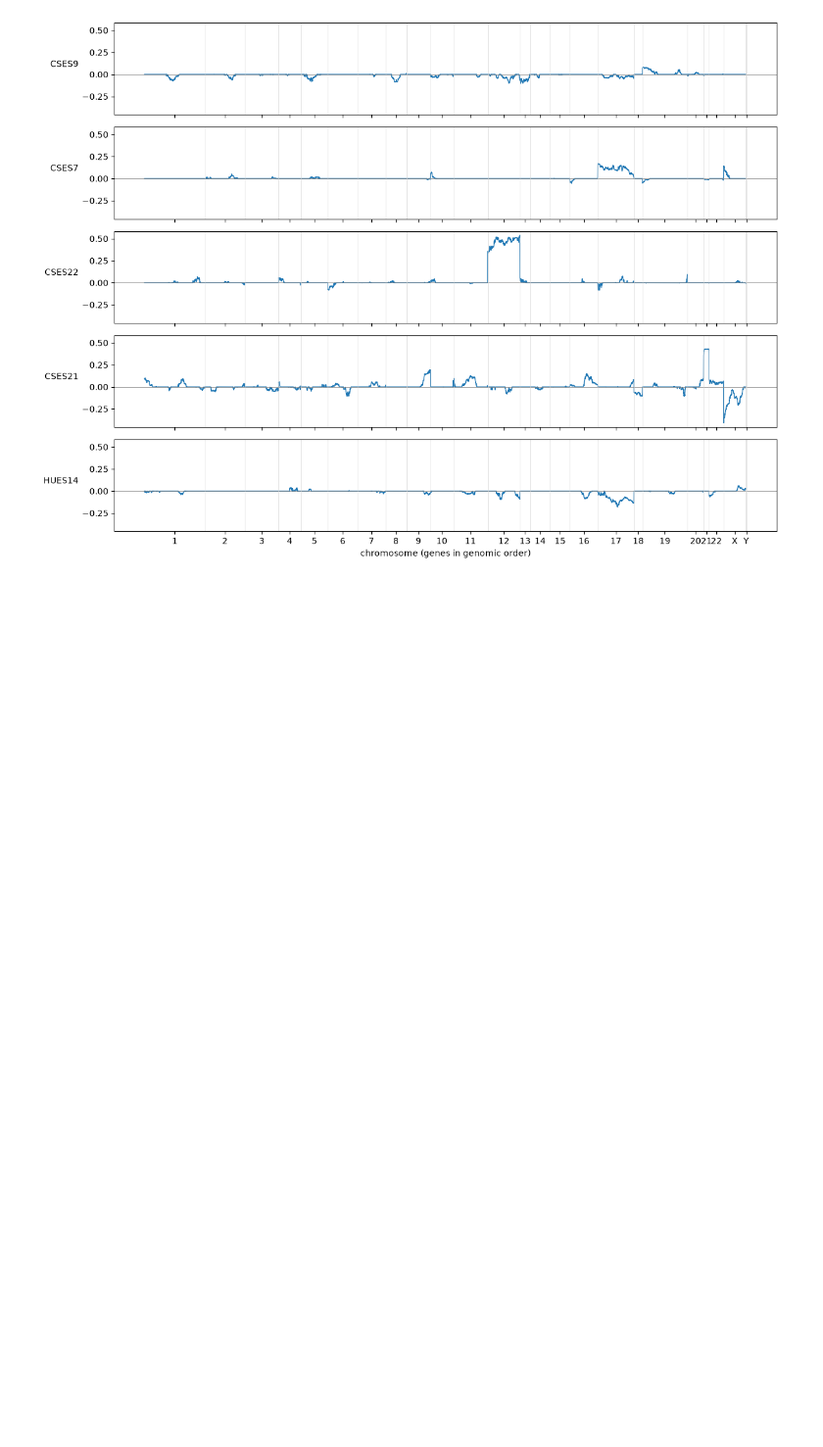
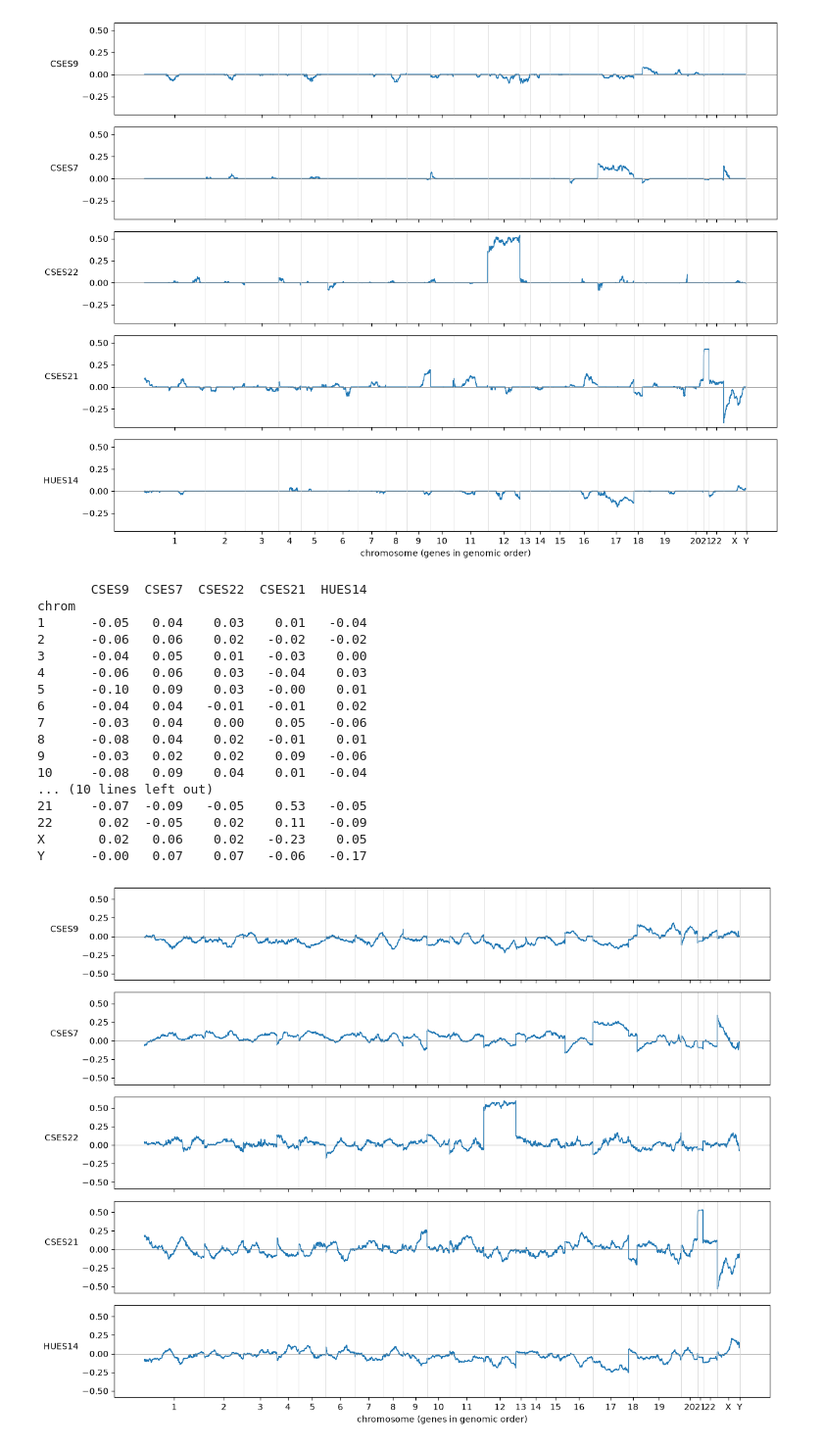
Before and after one commit to jbaileyi/hpsc-integrity, a Jupyter notebook: notebooks/03_first_profile.ipynb, the cells around one changed output. Shown at 98% size. Cells and saved outputs as stored; diff of their text form; code cells hidden in the pictures; blank space fills up the shorter version.

Commit message:
First profile: both trisomies detected; note baseline dead-zone

```diff
--- a/notebooks/03_first_profile.ipynb
+++ b/notebooks/03_first_profile.ipynb
@@ -82,3 +82,52 @@ chrom
 X       0.00   0.00    0.00   -0.12    0.00
 Y       0.00   0.01    0.01    0.00   -0.07
 [figure]
+# %%
+# leave-one-out baseline: each line vs the median of the OTHER four
+lc = logcpm.loc[genes.index]
+ratio2 = pd.DataFrame(index=lc.index)
+for s in lc.columns:
+    ratio2[s] = lc[s] - lc.drop(columns=s).median(axis=1)
+
+chrom_median2 = ratio2.groupby(genes["chrom"]).median()
+chrom_median2 = chrom_median2.loc[sorted(chrom_median2.index, key=lambda c: order[c])]
+print(chrom_median2.round(2))
+
+smooth2 = pd.DataFrame(index=ratio2.index)
+for s in ratio2.columns:
+    smooth2[s] = ratio2[s].groupby(genes["chrom"]).transform(
+        lambda x: x.rolling(WINDOW, center=True, min_periods=WINDOW // 2).median())
+
+fig, axes = plt.subplots(len(smooth2.columns), 1, figsize=(12, 9), sharex=True, sharey=True)
+x = np.arange(len(smooth2))
+for ax, s in zip(axes, smooth2.columns):
+    ax.plot(x, smooth2[s].values, lw=1)
+    ax.axhline(0, color="grey", lw=0.5)
+    for b in bounds:
+        ax.axvline(b, color="lightgrey", lw=0.5)
+    ax.set_ylabel(s, rotation=0, ha="right")
+axes[-1].set_xticks(mid)
+axes[-1].set_xticklabels(names.values)
+axes[-1].set_xlabel("chromosome (genes in genomic order)")
+plt.tight_layout()
+plt.savefig("../figures/leave_one_out_profile.png", dpi=150)
+plt.show()
+# %% [output]
+       CSES9  CSES7  CSES22  CSES21  HUES14
+chrom
+1      -0.05   0.04    0.03    0.01   -0.04
+2      -0.06   0.06    0.02   -0.02   -0.02
+3      -0.04   0.05    0.01   -0.03    0.00
+4      -0.06   0.06    0.03   -0.04    0.03
+5      -0.10   0.09    0.03   -0.00    0.01
+6      -0.04   0.04   -0.01   -0.01    0.02
+7      -0.03   0.04    0.00    0.05   -0.06
+8      -0.08   0.04    0.02   -0.01    0.01
+9      -0.03   0.02    0.02    0.09   -0.06
+10     -0.08   0.09    0.04    0.01   -0.04
+... (10 lines left out)
+21     -0.07  -0.09   -0.05    0.53   -0.05
+22      0.02  -0.05    0.02    0.11   -0.09
+X       0.02   0.06    0.02   -0.23    0.05
+Y      -0.00   0.07    0.07   -0.06   -0.17
+[figure, added]
```
Also changed, not shown: 2 other files.
